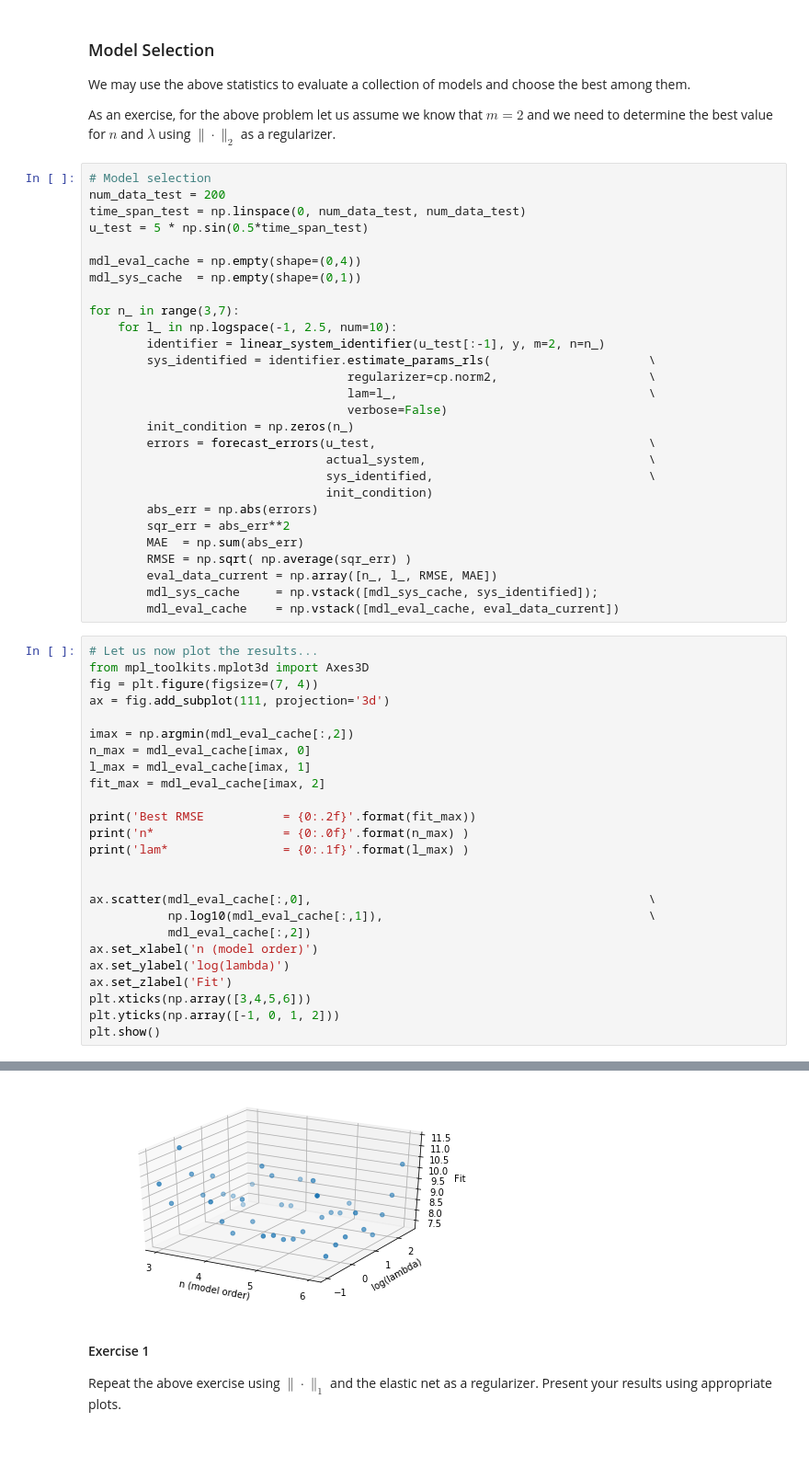
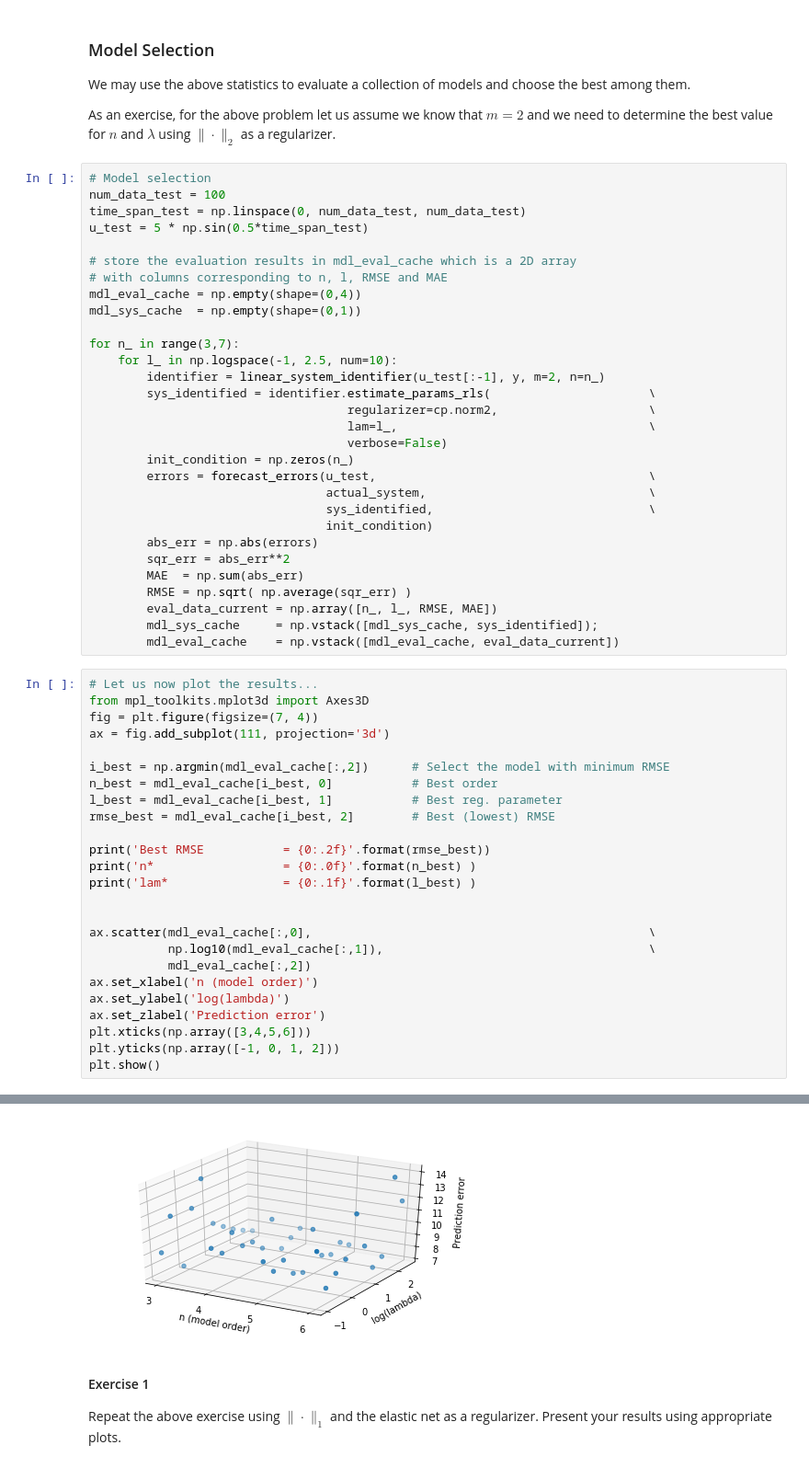
Before and after one commit to KIOS-Research/KIOS-Graduate-Summer-School-2018, a Jupyter notebook: material/sysid/sysid_linsys_ls.ipynb, the cells around one changed output, grey strips where cells are left out. Shown: that part at 92% size. Cells and saved outputs as stored; diff of their text form.

```diff
--- a/material/sysid/sysid_linsys_ls.ipynb
+++ b/material/sysid/sysid_linsys_ls.ipynb
@@ -487,10 +493,12 @@ We may use the above statistics to evaluate a collection of models and choose th
 As an exercise, for the above problem let us assume we know that $m=2$ and we need to determine the best value for $n$ and $\lambda$ using $\|{}\cdot{}\|_2$ as a regularizer.
 # %%
 # Model selection
-num_data_test = 200
+num_data_test = 100
 time_span_test = np.linspace(0, num_data_test, num_data_test)
 u_test = 5 * np.sin(0.5*time_span_test)
 
+# store the evaluation results in mdl_eval_cache which is a 2D array
+# with columns corresponding to n, l, RMSE and MAE
 mdl_eval_cache = np.empty(shape=(0,4))
 mdl_sys_cache  = np.empty(shape=(0,1))
 
@@ -519,14 +527,14 @@ from mpl_toolkits.mplot3d import Axes3D
 fig = plt.figure(figsize=(7, 4))
 ax = fig.add_subplot(111, projection='3d')
 
-imax = np.argmin(mdl_eval_cache[:,2])
-n_max = mdl_eval_cache[imax, 0]
-l_max = mdl_eval_cache[imax, 1]
-fit_max = mdl_eval_cache[imax, 2]
+i_best = np.argmin(mdl_eval_cache[:,2])      # Select the model with minimum RMSE
+n_best = mdl_eval_cache[i_best, 0]           # Best order
+l_best = mdl_eval_cache[i_best, 1]           # Best reg. parameter
+rmse_best = mdl_eval_cache[i_best, 2]        # Best (lowest) RMSE
 
-print('Best RMSE           = {0:.2f}'.format(fit_max))
-print('n*                  = {0:.0f}'.format(n_max) )
-print('lam*                = {0:.1f}'.format(l_max) )
+print('Best RMSE           = {0:.2f}'.format(rmse_best))
+print('n*                  = {0:.0f}'.format(n_best) )
+print('lam*                = {0:.1f}'.format(l_best) )
 
 
 ax.scatter(mdl_eval_cache[:,0],                                               \
@@ -534,7 +542,7 @@ ax.scatter(mdl_eval_cache[:,0],                                               \
            mdl_eval_cache[:,2])
 ax.set_xlabel('n (model order)')
 ax.set_ylabel('log(lambda)')
-ax.set_zlabel('Fit')
+ax.set_zlabel('Prediction error')
 plt.xticks(np.array([3,4,5,6]))
 plt.yticks(np.array([-1, 0, 1, 2]))
 plt.show()
@@ -545,4 +553,4 @@ lam*                = 129.2
-[figure, old version]
+[figure, new version]
 # %% [markdown]
 #### Exercise 1
 
```
Also changed, not shown: parts of 7 cells of this notebook, 1 other file.
